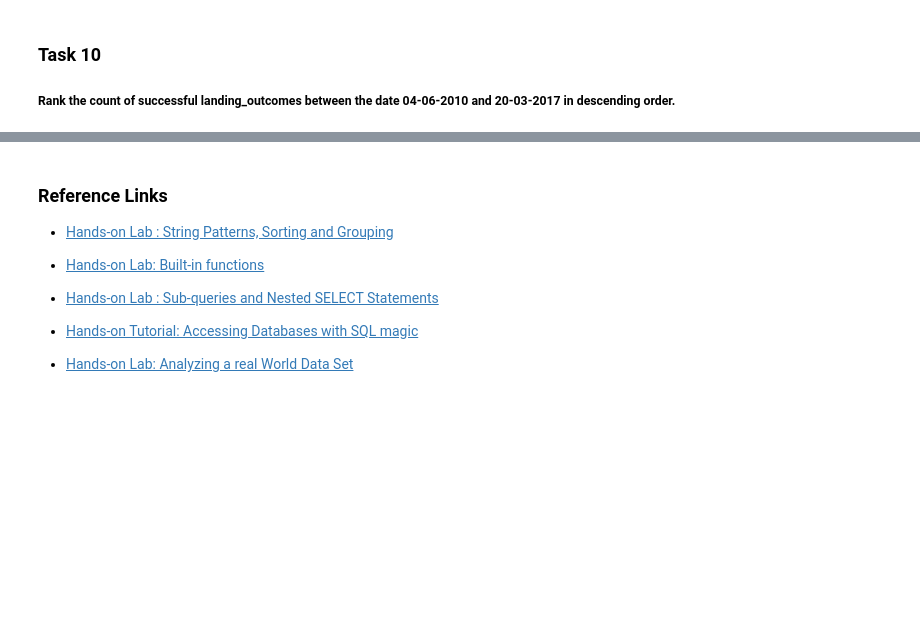
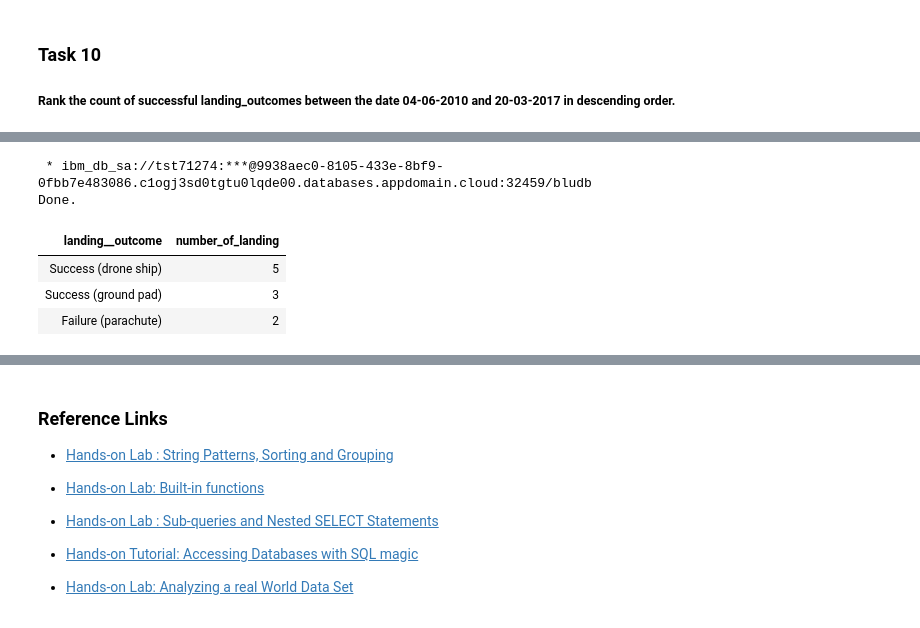
Before and after one commit to Amorovati/IBM_Data_Science_Capstone, a Jupyter notebook: jupyter_labs_eda_sql_coursera_sqllite.ipynb, the cells around one changed output, grey strips where cells are left out. Cells and saved outputs as stored; diff of their text form; code cells hidden in the pictures; blank space fills up the shorter version.

```diff
--- a/jupyter_labs_eda_sql_coursera_sqllite.ipynb
+++ b/jupyter_labs_eda_sql_coursera_sqllite.ipynb
@@ -314,0 +321,13 @@ Done.
+# %%
+%%sql
+select landing__outcome, count(landing__outcome) as Number_of_Landing from SPACEXTBL
+ where landing__outcome in ('Success','Success (drone ship)','Success (ground pad)','Failure (drone ship)	','Failure (parachute)')
+ and DATE between '2010-06-04' and '2017-03-20'
+ group by landing__outcome order by Number_of_Landing DESC
+# %% [output]
+ * ibm_db_sa://tst71274:***@9938aec0-8105-433e-8bf9-0fbb7e483086.c1ogj3sd0tgtu0lqde00.databases.appdomain.cloud:32459/bludb
+Done.
+| landing__outcome | number_of_landing |
+| Success (drone ship) | 5 |
+| Success (ground pad) | 3 |
+| Failure (parachute) | 2 |
```
Also changed, not shown: parts of 7 cells of this notebook.
